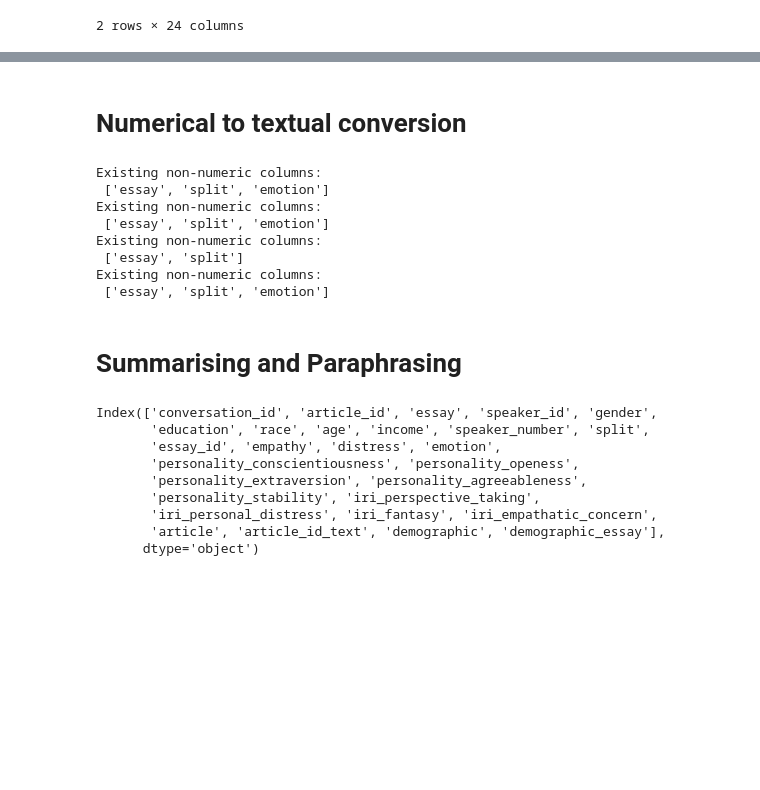
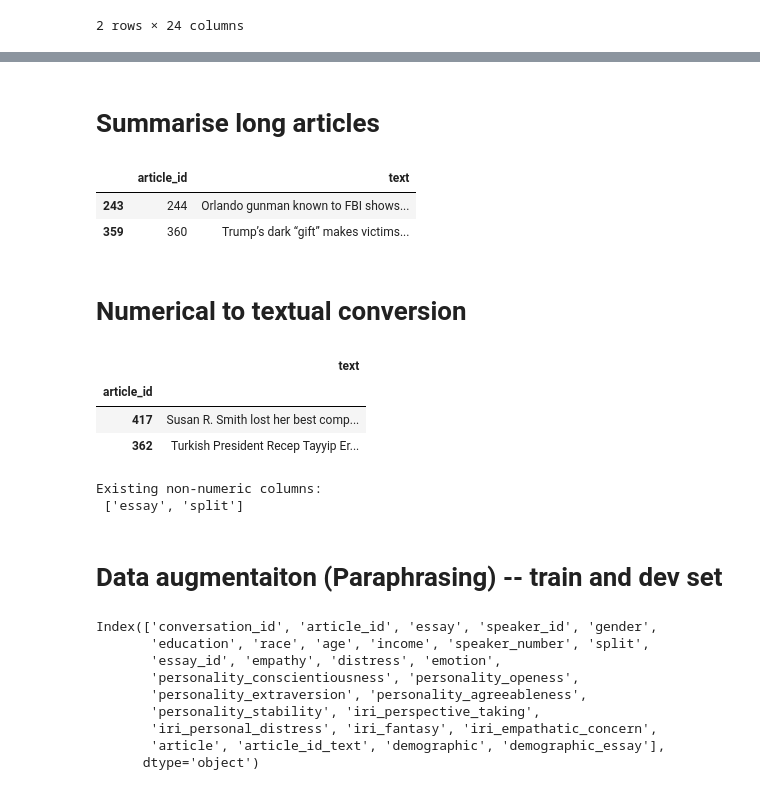
Before and after one commit to hasan-rakibul/WASSA23-empathy-emotion, a Jupyter notebook: preprocessing.ipynb, the cells around one changed output, grey strips where cells are left out. Cells and saved outputs as stored; diff of their text form; code cells hidden in the pictures; blank space fills up the shorter version.

```diff
--- a/preprocessing.ipynb
+++ b/preprocessing.ipynb
@@ -52,0 +47,9 @@ complete_dev.sample(2)
+# %% [markdown]
+# Summarise long articles
+# %%
+article_raw = pd.read_csv('./dataset/articles_adobe_AMT.csv', header=0)
+article_raw.sample(2)
+# %% [output]
+|  | article_id | text |
+| 243 | 244 | Orlando gunman known to FBI shows... |
+| 359 | 360 | Trump’s dark “gift” makes victims... |
@@ -53,5 +69,14 @@ complete_dev.sample(2)
 # %% [markdown]
 # Numerical to textual conversion
+# %%
+# Summarised article
+article = pd.read_csv('./processed_data/articles_adobe_AMT_summarised.csv', header=0, index_col=0)
+article.sample(2)
+# %% [output]
+|  | text |
+| article_id |  |
+| 417 | Susan R. Smith lost her best comp... |
+| 362 | Turkish President Recep Tayyip Er... |
 # %%
 def num_to_text(raw_data):
     input_data = raw_data.copy() #mandatory step as dataframe is mutable
@@ -105,23 +130,16 @@ def save_preprocessed(df, dataname):
     processed_df = num_to_text(raw_data)
     processed_df.to_csv("./processed_data/preprocessed_" + dataname + ".csv")
 # %%
-save_preprocessed(raw_train, dataname="train")
-save_preprocessed(train_dev, dataname="train_dev")
+# save_preprocessed(raw_train, dataname="train")
+# save_preprocessed(train_dev, dataname="train_dev")
 save_preprocessed(raw_dev, dataname="dev")
-save_preprocessed(complete_dev, dataname="complete_dev")
-# save_preprocessed(WS23_WS22, dataname="train_dev_WS23_train_WS22")
+# save_preprocessed(complete_dev, dataname="complete_dev") #dev with output label
 # save_preprocessed(raw_test, dataname="test")
 # %% [output]
-Existing non-numeric columns:
- ['essay', 'split', 'emotion']
-Existing non-numeric columns:
- ['essay', 'split', 'emotion']
 Existing non-numeric columns:
  ['essay', 'split']
-Existing non-numeric columns:
- ['essay', 'split', 'emotion']
-# %% [markdown]
-# Summarising and Paraphrasing
+# %% [markdown]
+# Data augmentaiton (Paraphrasing) -- train and dev set
 # %%
 import pandas as pd
 import os
```
Also changed, not shown: parts of 45 cells of this notebook, 15 other files.
